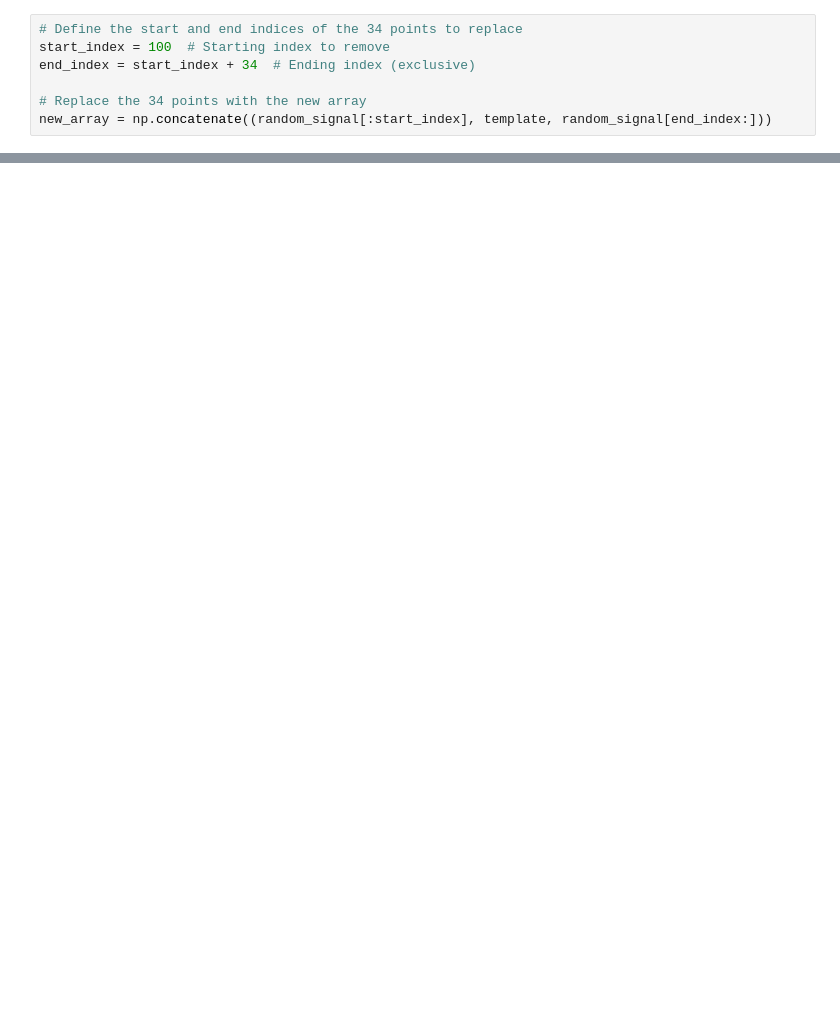
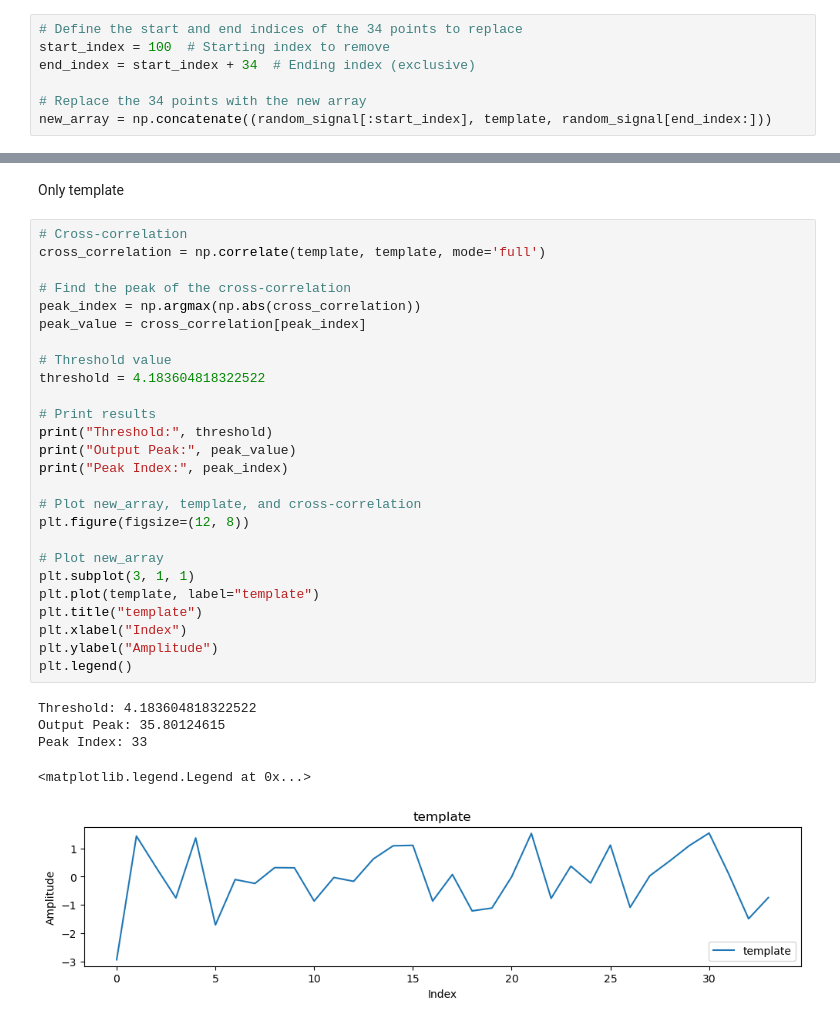
Before and after one commit to DrorEttlingerLevy/matched-filter-py, a Jupyter notebook: test2.ipynb, the cells around one changed output, grey strips where cells are left out. Saved outputs shown, nothing was run; the diff lists cells and outputs as text; blank space fills up the shorter version.

```diff
--- a/test2.ipynb
+++ b/test2.ipynb
@@ -102,0 +103,34 @@ Peak Index: 133
+# %% [markdown]
+Only template
+# %%
+# Cross-correlation
+cross_correlation = np.correlate(template, template, mode='full')
+
+# Find the peak of the cross-correlation
+peak_index = np.argmax(np.abs(cross_correlation))
+peak_value = cross_correlation[peak_index]
+
+# Threshold value
+threshold = 4.183604818322522
+
+# Print results
+print("Threshold:", threshold)
+print("Output Peak:", peak_value)
+print("Peak Index:", peak_index)
+
+# Plot new_array, template, and cross-correlation
+plt.figure(figsize=(12, 8))
+
+# Plot new_array
+plt.subplot(3, 1, 1)
+plt.plot(template, label="template")
+plt.title("template")
+plt.xlabel("Index")
+plt.ylabel("Amplitude")
+plt.legend()
+# %% [output]
+Threshold: 4.183604818322522
+Output Peak: 35.80124615
+Peak Index: 33
+<matplotlib.legend.Legend at 0x...>
+[figure, added]
```
Also changed, not shown: parts of 3 cells of this notebook, 4 other files.
